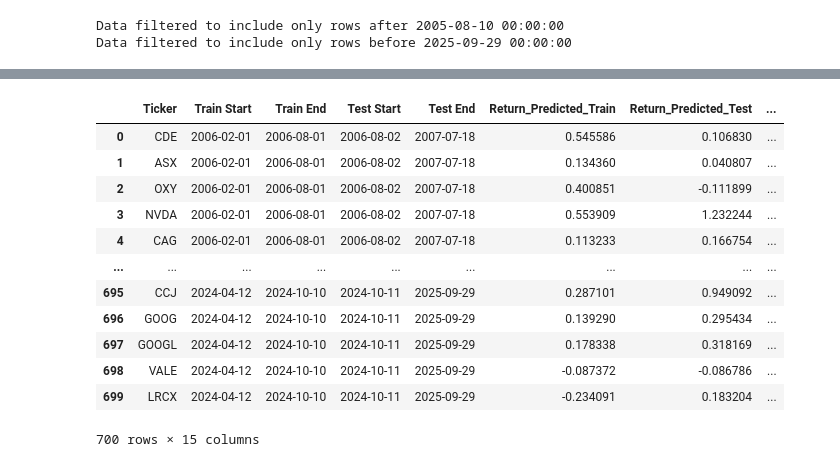
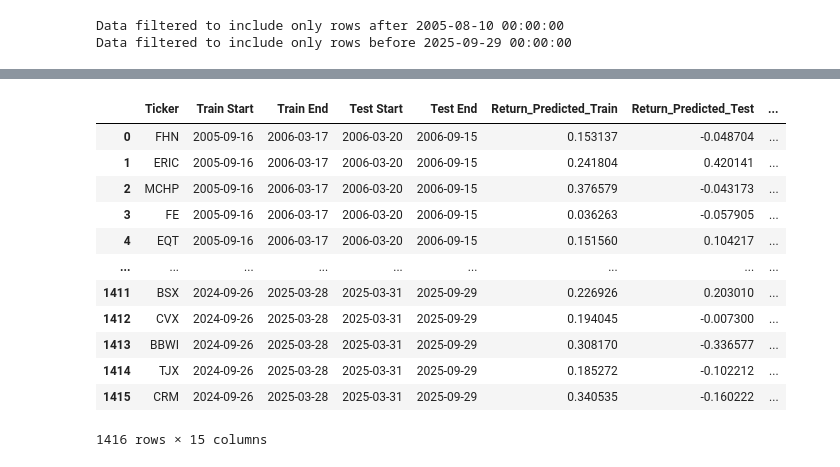
Before and after one commit to slang5/Sharp_Predict_V1, a Jupyter notebook: 2_linear_model.ipynb, the cells around one changed output, grey strips where cells are left out. Drawn from its saved outputs; the diff is of its cells as text; code cells hidden in the pictures.

```diff
--- a/2_linear_model.ipynb
+++ b/2_linear_model.ipynb
@@ -57,21 +49,23 @@ Data filtered to include only rows before 2025-09-29 00:00:00
 # %%
 # Fit model and parameters for each period and ticker
 
-duration_period = 0.5 # % year
+duration_period = 1/2 # % year
 window_size = int(252 * duration_period)
-trigger_up_grid = np.linspace(0.01, 0.99, 10)
-trigger_down_grid = np.linspace(-0.01, -0.99, 10)
+trigger_up_grid = np.linspace(0.00, 5, 10)
+trigger_down_grid = np.linspace(0.00, -5, 10)
 
 filtered_data = filtered_data.ffill()
 Tickers = filtered_data.columns.get_level_values(0).unique()
+tscv_nSplit = len(filtered_data) // window_size - 1
 
-tscv = TimeSeriesSplit(n_splits=20, max_train_size=window_size)
+tscv = TimeSeriesSplit(n_splits=tscv_nSplit, max_train_size=window_size)
 
 metrics_perf = []
 current_step = 0
 total_steps = tscv.get_n_splits(filtered_data)
 for train_index, test_index in tscv.split(filtered_data):
-    print(f'Processing fold {current_step + 1} of {total_steps}')
+    print(f'Processing fold {current_step + 1} of {total_steps}', end=' | ')
+    print(f'Start Train: {filtered_data.index[train_index].min()} | End Train: {filtered_data.index[train_index].max()} | Start Test: {filtered_data.index[test_index].min()} | End Test: {filtered_data.index[test_index].max()}')
     current_step += 1
     train_data, test_data = filtered_data.iloc[train_index], filtered_data.iloc[test_index]
     for ticker in Tickers:
@@ -107,17 +101,18 @@ for train_index, test_index in tscv.split(filtered_data):
                 Y_test_pred = np.where(Y_test_pred_src > trigger_up, 1, np.where(Y_test_pred_src < trigger_down, -1, 0))
 
                 # Evaluate performance
-                Return = np.array(X_test.DD_Return.shift(-1).fillna(0))
-                return_predicted_train = float(np.sum(Y_train_pred * X_train.DD_Return.shift(-1).fillna(0)))
-                return_predicted_test = float(np.sum(Y_test_pred * Return))
+                Return_test = np.array(X_test.DD_Return.shift(-1).fillna(0))
+                Return_train = np.array(X_train.DD_Return.shift(-1).fillna(0))
+                return_predicted_train = float(np.sum(Y_train_pred * Return_train))
+                return_predicted_test = float(np.sum(Y_test_pred * Return_test))
 
                 if return_predicted_train > best_return_train:
                     best_trigger_up = trigger_up
                     best_trigger_down = trigger_down
                     best_return_train = return_predicted_train
-                    best_market_return_train = float(np.sum(X_train.DD_Return.shift(-1).fillna(0)))
+                    best_market_return_train = float(np.sum(Return_train))
                     best_return_test = return_predicted_test
-                    best_market_return_test = float(np.sum(Return))
+                    best_market_return_test = float(np.sum(Return_test))
 
         metrics_perf.append({
             'Ticker': ticker,
@@ -133,7 +128,7 @@ for train_index, test_index in tscv.split(filtered_data):
             'Model_train_>_Market_train': 1 if best_return_train > best_market_return_train else 0,
             'Model_test_>_Market_test': 1 if best_return_test > best_market_return_test else 0,
             'Trigger_Up': best_trigger_up,
-            'Trigger_Down': best_trigger_down,
+            'Trigger_Down': best_trigger_down
         })
 
 metrics_perf_df = pd.DataFrame(metrics_perf)
@@ -317,6 +309,6 @@ Selected Tickers per Training Period:
 # %%
 
-tscv_selected = TimeSeriesSplit(n_splits=20, max_train_size=window_size)
+tscv_selected = TimeSeriesSplit(n_splits=tscv_nSplit, max_train_size=window_size)
 
 metrics_perf_selected = []
 current_step_selected = 0
@@ -416,16 +405,16 @@ Processing fold 20 of 20
 |  | Ticker | Train Start | Train End | Test Start | Test End | Return_Predicted_Train | Return_Predicted_Test | ... |
-| 0 | CDE | 2006-02-01 | 2006-08-01 | 2006-08-02 | 2007-07-18 | 0.545586 | 0.106830 | ... |
-| 1 | ASX | 2006-02-01 | 2006-08-01 | 2006-08-02 | 2007-07-18 | 0.134360 | 0.040807 | ... |
-| 2 | OXY | 2006-02-01 | 2006-08-01 | 2006-08-02 | 2007-07-18 | 0.400851 | -0.111899 | ... |
-| 3 | NVDA | 2006-02-01 | 2006-08-01 | 2006-08-02 | 2007-07-18 | 0.553909 | 1.232244 | ... |
-| 4 | CAG | 2006-02-01 | 2006-08-01 | 2006-08-02 | 2007-07-18 | 0.113233 | 0.166754 | ... |
+| 0 | FHN | 2005-09-16 | 2006-03-17 | 2006-03-20 | 2006-09-15 | 0.153137 | -0.048704 | ... |
+| 1 | ERIC | 2005-09-16 | 2006-03-17 | 2006-03-20 | 2006-09-15 | 0.241804 | 0.420141 | ... |
+| 2 | MCHP | 2005-09-16 | 2006-03-17 | 2006-03-20 | 2006-09-15 | 0.376579 | -0.043173 | ... |
+| 3 | FE | 2005-09-16 | 2006-03-17 | 2006-03-20 | 2006-09-15 | 0.036263 | -0.057905 | ... |
+| 4 | EQT | 2005-09-16 | 2006-03-17 | 2006-03-20 | 2006-09-15 | 0.151560 | 0.104217 | ... |
 | ... | ... | ... | ... | ... | ... | ... | ... | ... |
-| 695 | CCJ | 2024-04-12 | 2024-10-10 | 2024-10-11 | 2025-09-29 | 0.287101 | 0.949092 | ... |
-| 696 | GOOG | 2024-04-12 | 2024-10-10 | 2024-10-11 | 2025-09-29 | 0.139290 | 0.295434 | ... |
-| 697 | GOOGL | 2024-04-12 | 2024-10-10 | 2024-10-11 | 2025-09-29 | 0.178338 | 0.318169 | ... |
-| 698 | VALE | 2024-04-12 | 2024-10-10 | 2024-10-11 | 2025-09-29 | -0.087372 | -0.086786 | ... |
-| 699 | LRCX | 2024-04-12 | 2024-10-10 | 2024-10-11 | 2025-09-29 | -0.234091 | 0.183204 | ... |
+| 1411 | BSX | 2024-09-26 | 2025-03-28 | 2025-03-31 | 2025-09-29 | 0.226926 | 0.203010 | ... |
+| 1412 | CVX | 2024-09-26 | 2025-03-28 | 2025-03-31 | 2025-09-29 | 0.194045 | -0.007300 | ... |
+| 1413 | BBWI | 2024-09-26 | 2025-03-28 | 2025-03-31 | 2025-09-29 | 0.308170 | -0.336577 | ... |
+| 1414 | TJX | 2024-09-26 | 2025-03-28 | 2025-03-31 | 2025-09-29 | 0.185272 | -0.102212 | ... |
+| 1415 | CRM | 2024-09-26 | 2025-03-28 | 2025-03-31 | 2025-09-29 | 0.340535 | -0.160222 | ... |
-700 rows × 15 columns
+1416 rows × 15 columns
 # %%
 # lets compute the average Return_Predicted_Train and Return_Predicted_Test for Train Start dates batch
 summary_graph_selected = metrics_perf_selected_df.groupby(['Train Start', 'Train End', 'Test Start', 'Test End']).agg({
```
Also changed, not shown: parts of 14 cells of this notebook, 1 other file.
